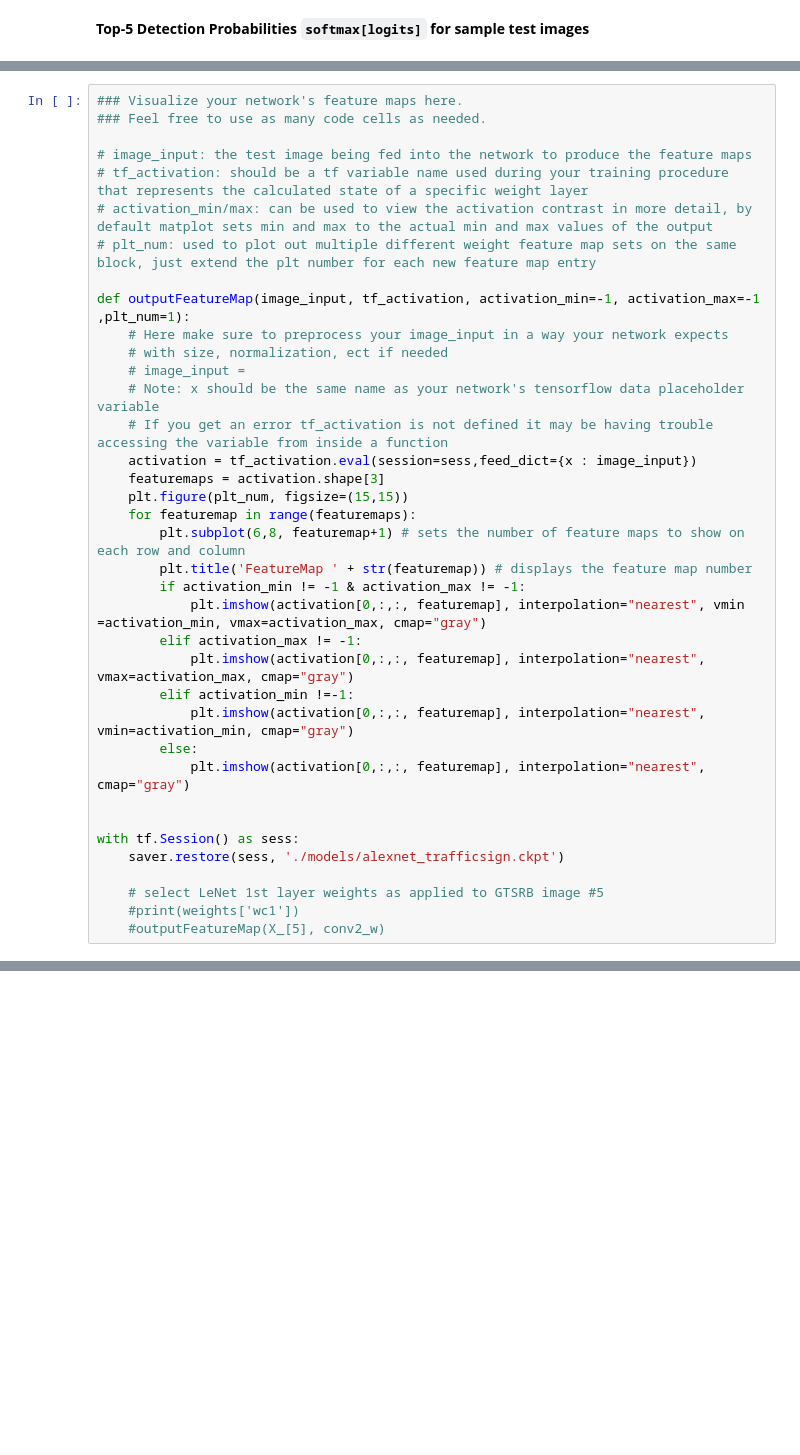
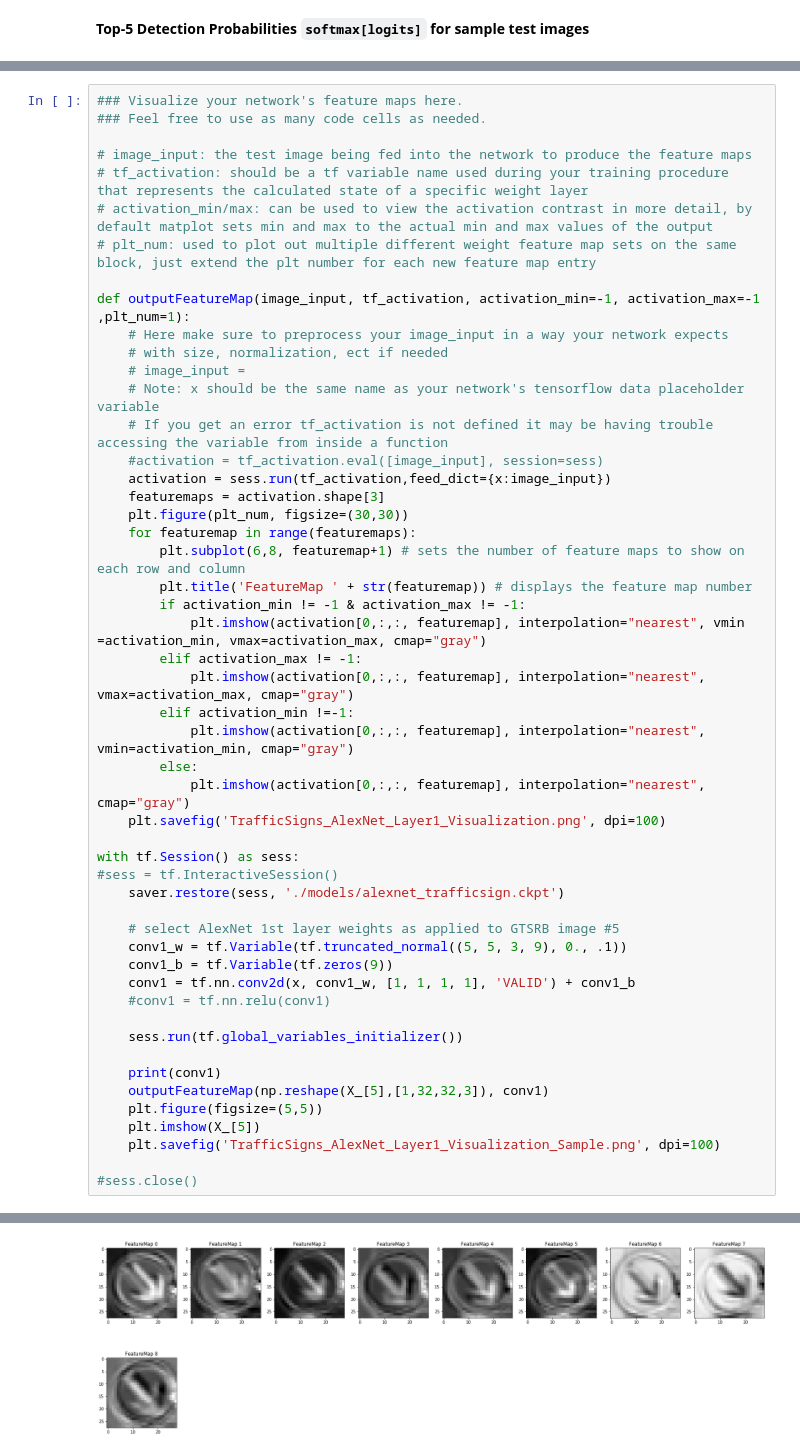
Before and after one commit to sumantparanjpe/CarND_P3_TrafficSignClassifier, a Jupyter notebook: Traffic_Sign_Classifier--AlexNet_Classifier.ipynb, the cells around one changed output, grey strips where cells are left out. Saved outputs shown, nothing was run; the diff lists cells and outputs as text; blank space fills up the shorter version.

```diff
--- a/Traffic_Sign_Classifier--AlexNet_Classifier.ipynb
+++ b/Traffic_Sign_Classifier--AlexNet_Classifier.ipynb
@@ -977,9 +994,10 @@ def outputFeatureMap(image_input, tf_activation, activation_min=-1, activation_m
     # image_input =
     # Note: x should be the same name as your network's tensorflow data placeholder variable
     # If you get an error tf_activation is not defined it may be having trouble accessing the variable from inside a function
-    activation = tf_activation.eval(session=sess,feed_dict={x : image_input})
+    #activation = tf_activation.eval([image_input], session=sess)
+    activation = sess.run(tf_activation,feed_dict={x:image_input})
     featuremaps = activation.shape[3]
-    plt.figure(plt_num, figsize=(15,15))
+    plt.figure(plt_num, figsize=(30,30))
     for featuremap in range(featuremaps):
         plt.subplot(6,8, featuremap+1) # sets the number of feature maps to show on each row and column
         plt.title('FeatureMap ' + str(featuremap)) # displays the feature map number
@@ -991,11 +1009,25 @@ def outputFeatureMap(image_input, tf_activation, activation_min=-1, activation_m
             plt.imshow(activation[0,:,:, featuremap], interpolation="nearest", vmin=activation_min, cmap="gray")
         else:
             plt.imshow(activation[0,:,:, featuremap], interpolation="nearest", cmap="gray")
-
+    plt.savefig('TrafficSigns_AlexNet_Layer1_Visualization.png', dpi=100)
 
 with tf.Session() as sess:
+#sess = tf.InteractiveSession()
     saver.restore(sess, './models/alexnet_trafficsign.ckpt')
 
-    # select LeNet 1st layer weights as applied to GTSRB image #5
-    #print(weights['wc1'])
-    #outputFeatureMap(X_[5], conv2_w)
+    # select AlexNet 1st layer weights as applied to GTSRB image #5
+    conv1_w = tf.Variable(tf.truncated_normal((5, 5, 3, 9), 0., .1))
+    conv1_b = tf.Variable(tf.zeros(9))
+    conv1 = tf.nn.conv2d(x, conv1_w, [1, 1, 1, 1], 'VALID') + conv1_b
+    #conv1 = tf.nn.relu(conv1)
+
+    sess.run(tf.global_variables_initializer())
+
+    print(conv1)
+    outputFeatureMap(np.reshape(X_[5],[1,32,32,3]), conv1)
+    plt.figure(figsize=(5,5))
+    plt.imshow(X_[5])
+    plt.savefig('TrafficSigns_AlexNet_Layer1_Visualization_Sample.png', dpi=100)
+
+#sess.close()
+# %% [output]
@@ -1001,0 +1036 @@ with tf.Session() as sess:
+[figure, added]
```
Also changed, not shown: parts of 12 cells of this notebook, 26 other files.
